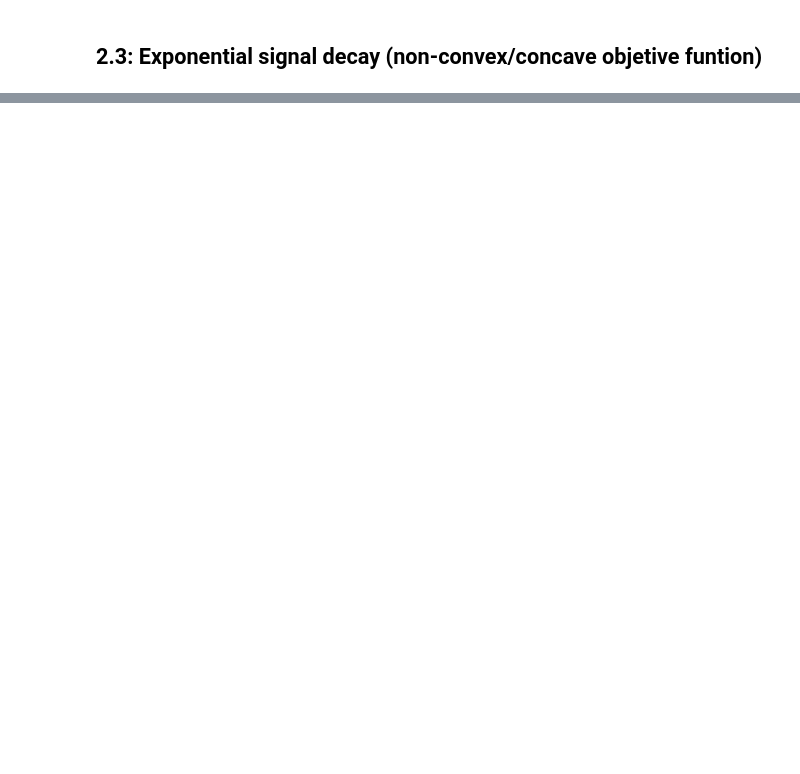
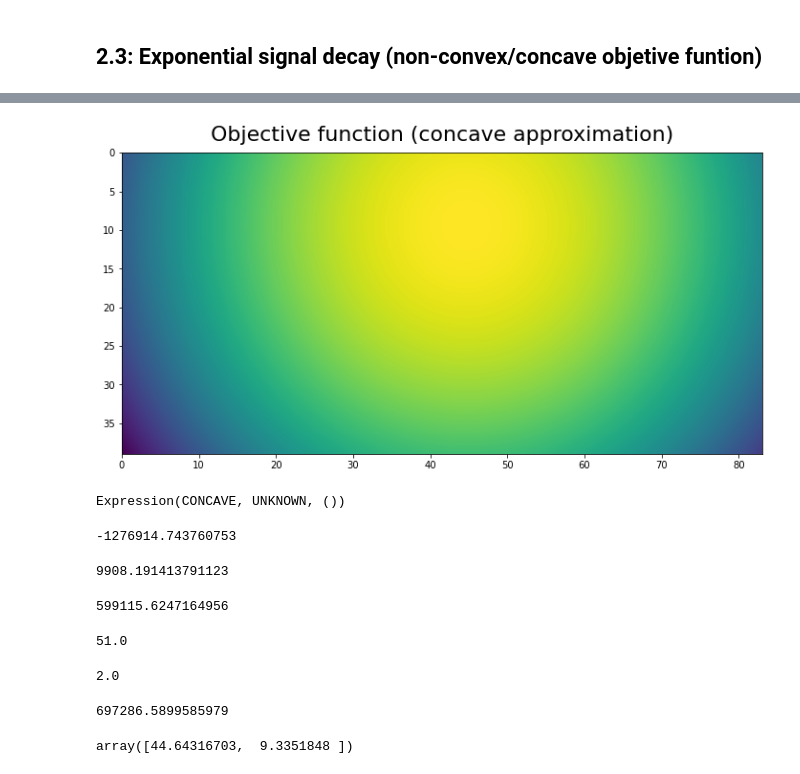
Before and after one commit to Luan-Lima-Freitas/Antenna-Placement-Optimization, a Jupyter notebook: Antenna_Placement_Optim.ipynb, the cells around one changed output, grey strips where cells are left out. Drawn from its saved outputs; the diff is of its cells as text; code cells hidden in the pictures; blank space fills up the shorter version.

```diff
--- a/Antenna_Placement_Optim.ipynb
+++ b/Antenna_Placement_Optim.ipynb
@@ -205,14 +181,58 @@ plt.title("Objective function (exponential signal decay)", fontsize = 22, y = 1.
+# %%
+f_original_pt_inicial = f_original(pt_inicial)
+g = grad(f_original)(pt_inicial)
+R = 1_000.
+
+def f_ccv_approx(p): return f_original_pt_inicial + g@(p - pt_inicial) - R*np.inner(p - pt_inicial, p - pt_inicial)
+A = np.reshape([f_ccv_approx(np.array([x,y])) for y in Y for x in X], (N,M))
+
+plt.figure(figsize=(12,6))
+plt.imshow(A, extent = [0, landscan_rio_xdim, landscan_rio_ydim, 0])
+plt.title("Objective function (concave approximation)", fontsize = 22, y = 1.02);
+# %% [output]
+[figure, added]
 # %%
 var = cp.Variable(2)
 
 res_x_1 = (var[0] >= 0); res_x_2 = (var[0] <= landscan_rio_xdim-1)
 res_y_1 = (var[1] >= 0); res_y_2 = (var[1] <= landscan_rio_ydim-1)
-res = [res_x_1, res_x_2, res_y_2, res_y_2]
+res = [res_x_1, res_x_2, res_y_1, res_y_2]
 
-def d(p,q): return cp.norm(p-q)
-def s(d): return cp.exp(d)
-
-f_obj = cp.sum([s(d(var,[x,y])) * landscan_rio[y,x] for x in range(landscan_rio_xdim) for y in range(landscan_rio_ydim)])
-
-pb = cp.Problem(cp.Maximize(f_obj), res)
-pb.solve()
+f_ccv_approx = f_original_pt_inicial + g@(var - pt_inicial) - R*cp.sum_squares(var - pt_inicial)
+f_ccv_approx
+# %% [output]
+Expression(CONCAVE, UNKNOWN, ())
+# %%
+var.value = [1.,1.]
+f_ccv_approx.value
+# %% [output]
+-1276914.743760753
+# %%
+var.value = [50.,35.]
+f_ccv_approx.value
+# %% [output]
+9908.191413791123
+# %%
+var.value = [50.,1.]
+f_ccv_approx.value
+# %% [output]
+599115.6247164956
+# %%
+exp = var[0] + var[1]
+exp.value
+# %% [output]
+51.0
+# %%
+var.value = [1.,1.]
+exp.value
+# %% [output]
+2.0
+# %%
+pb = cp.Problem(cp.Maximize(f_ccv_approx), res)
+pb.solve()
+# %% [output]
+697286.5899585979
+# %%
+var.value
+# %% [output]
+array([44.64316703,  9.3351848 ])
```
Also changed, not shown: parts of 19 cells of this notebook.
